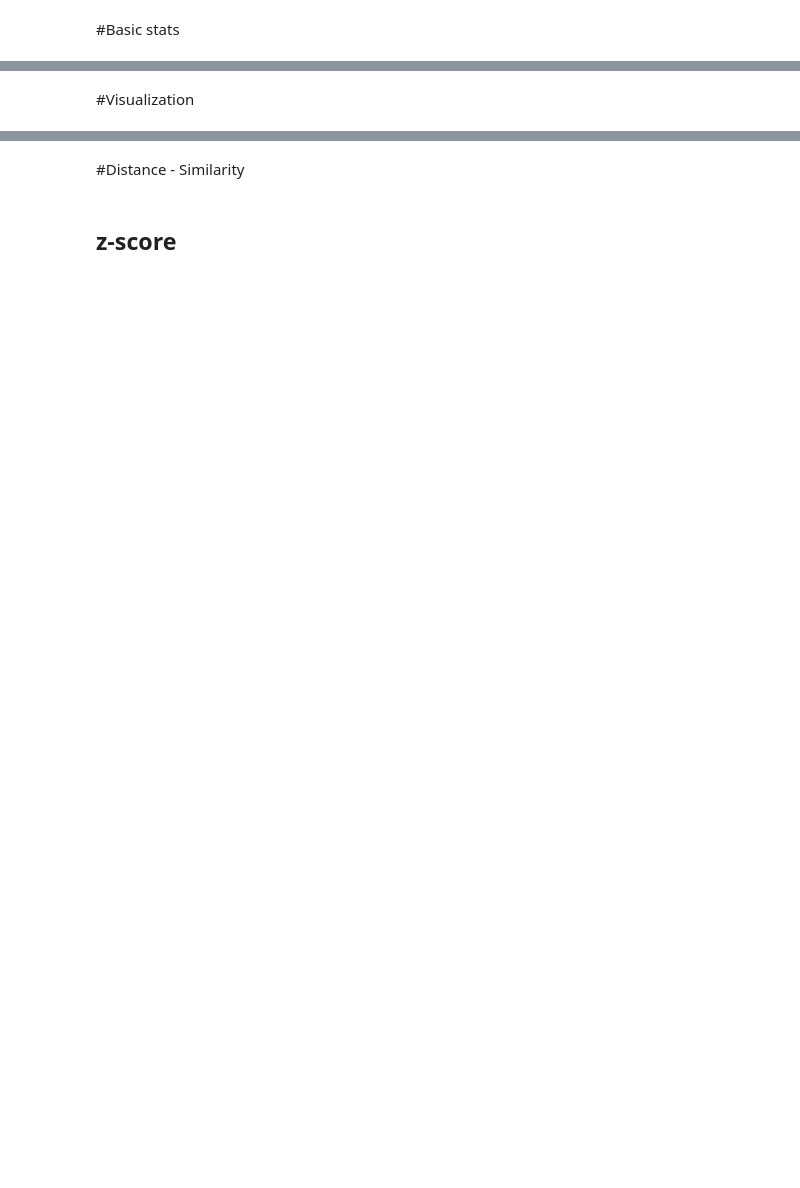
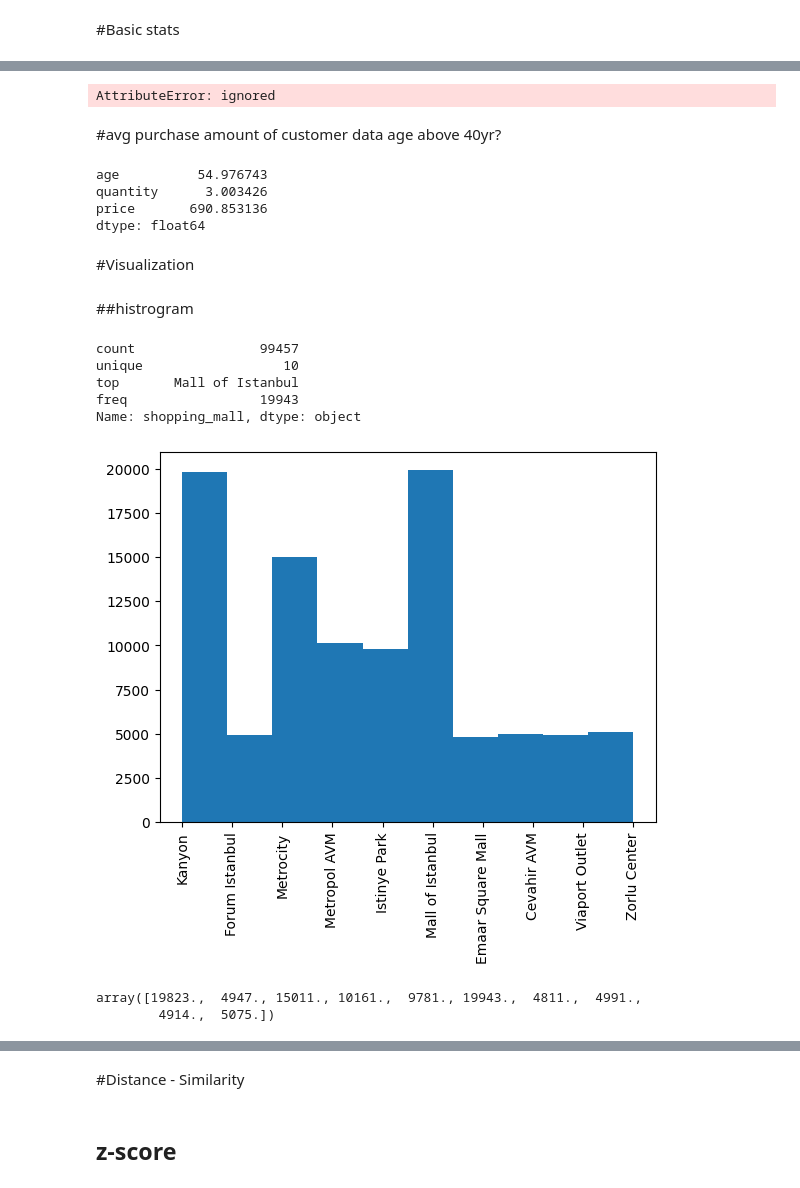
Before and after one commit to kwansawanth/BSC_DPDM23, a Jupyter notebook: Understanding data.ipynb, the cells around one changed output, grey strips where cells are left out. Saved outputs shown, nothing was run; the diff lists cells and outputs as text; code cells hidden in the pictures; blank space fills up the shorter version.

```diff
--- a/Understanding data.ipynb
+++ b/Understanding data.ipynb
@@ -87,2 +117,19 @@ data_from_gsheets.describe()
+# %%
+shopping_data.values_counts('payment_method')
+# %% [output]
+AttributeError: ignored
+# %% [markdown]
+#avg purchase amount of customer data age above 40yr?
+# %%
+#avg purchase amount of customer data age above 40yr?
+q2 = shopping_data[shopping_data['age'] >40 ].mean()
+q2
+# %% [output]
+age          54.976743
+quantity      3.003426
+price       690.853136
+dtype: float64
 # %% [markdown]
 #Visualization
+# %% [markdown]
+##histrogram
@@ -88,0 +139,18 @@ data_from_gsheets.describe()
+# %%
+shopping_data['shopping_mall'].describe()
+# %% [output]
+count                99457
+unique                  10
+top       Mall of Istanbul
+freq                 19943
+Name: shopping_mall, dtype: object
+# %%
+histoutput = plt.hist(shopping_data['shopping_mall'])
+xhist = plt.xticks(rotation='vertical');
+# %% [output]
+[figure, added]
+# %%
+histoutput[0]
+# %% [output]
+array([19823.,  4947., 15011., 10161.,  9781., 19943.,  4811.,  4991.,
+        4914.,  5075.])
```
Also changed, not shown: parts of 38 cells of this notebook.
